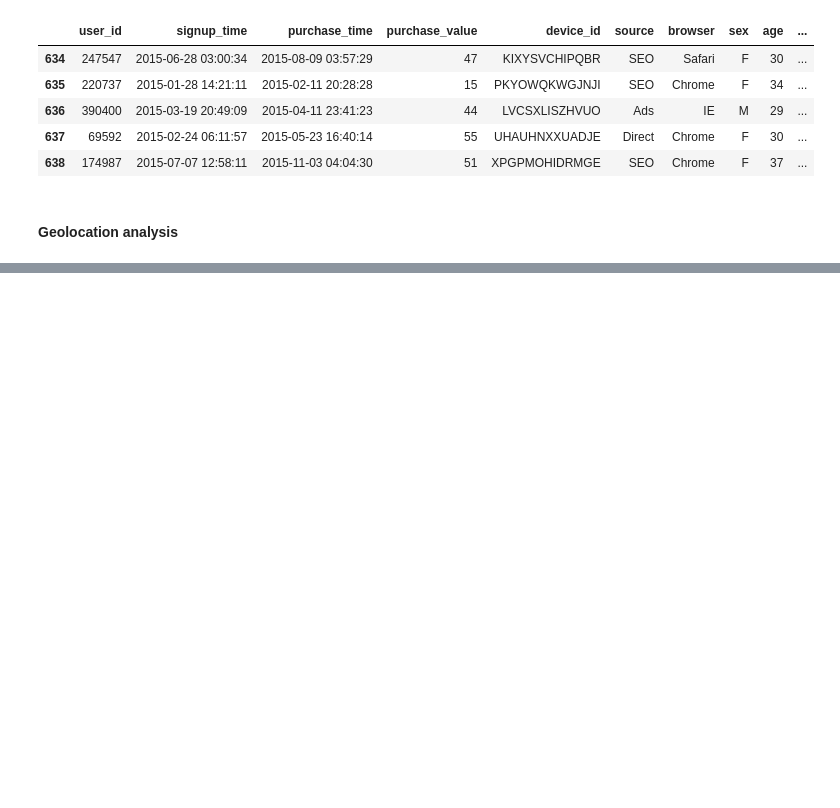
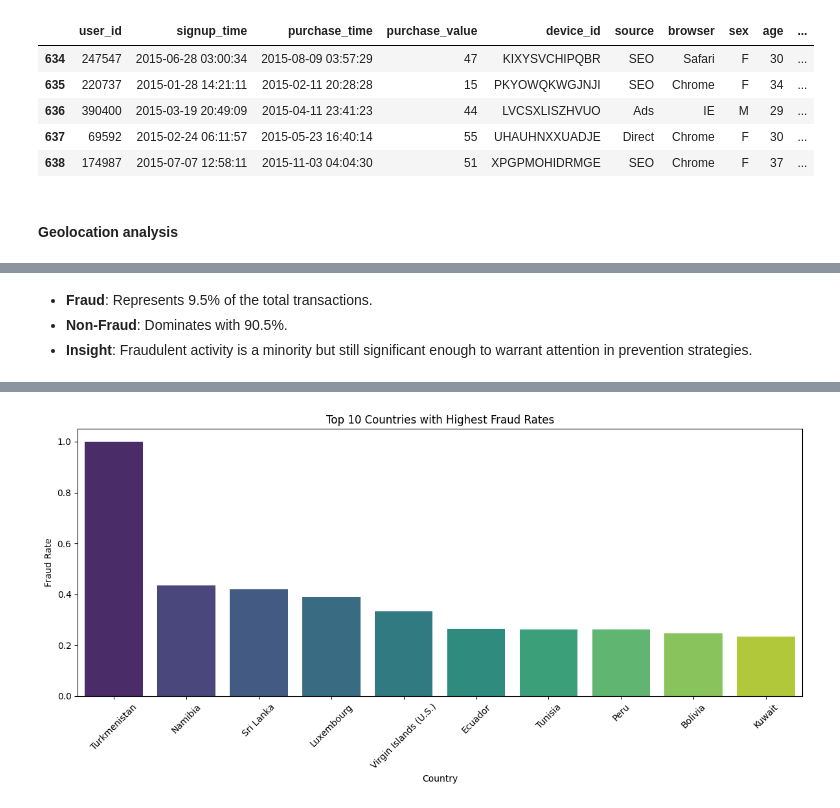
Before and after one commit to GetieBalew24/adey-ecommerce-banking-fraud-detection, a Jupyter notebook: notebooks/EDA_and_preprocessing.ipynb, the cells around one changed output, grey strips where cells are left out. Drawn from its saved outputs; the diff is of its cells as text; code cells hidden in the pictures; blank space fills up the shorter version.

```diff
--- a/notebooks/EDA_and_preprocessing.ipynb
+++ b/notebooks/EDA_and_preprocessing.ipynb
@@ -317,0 +324,7 @@ fraud_rate_by_country = fraud_analysis.analyze_fraud_by_country()
+# %% [markdown]
+- **Fraud**: Represents 9.5% of the total transactions.
+- **Non-Fraud**: Dominates with 90.5%.
+- **Insight**: Fraudulent activity is a minority but still significant enough to warrant attention in prevention strategies.
+# %%
+fraud_analysis.visualize_top_10_fraud_by_country(fraud_rate_by_country)
+# %% [output]
@@ -317,0 +332 @@ fraud_rate_by_country = fraud_analysis.analyze_fraud_by_country()
+[figure, added]
```
Also changed, not shown: parts of 16 cells of this notebook, 1 other file.
